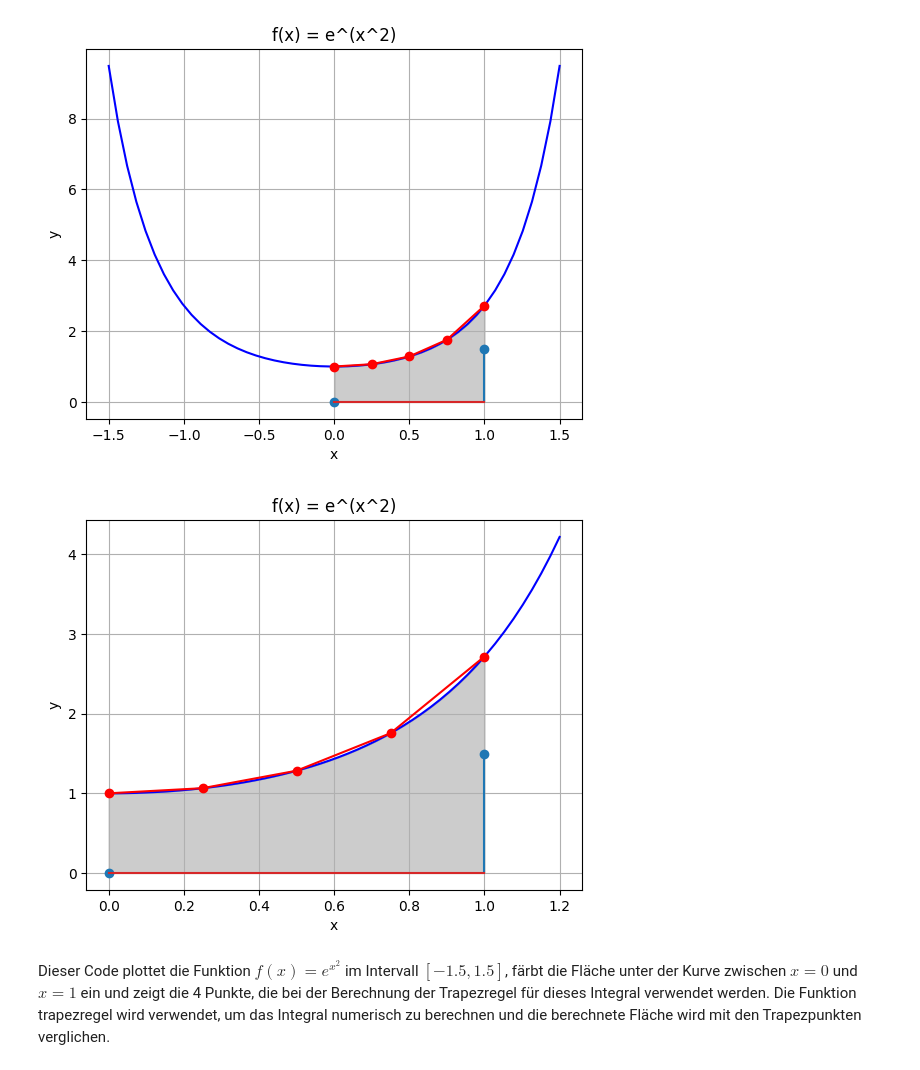
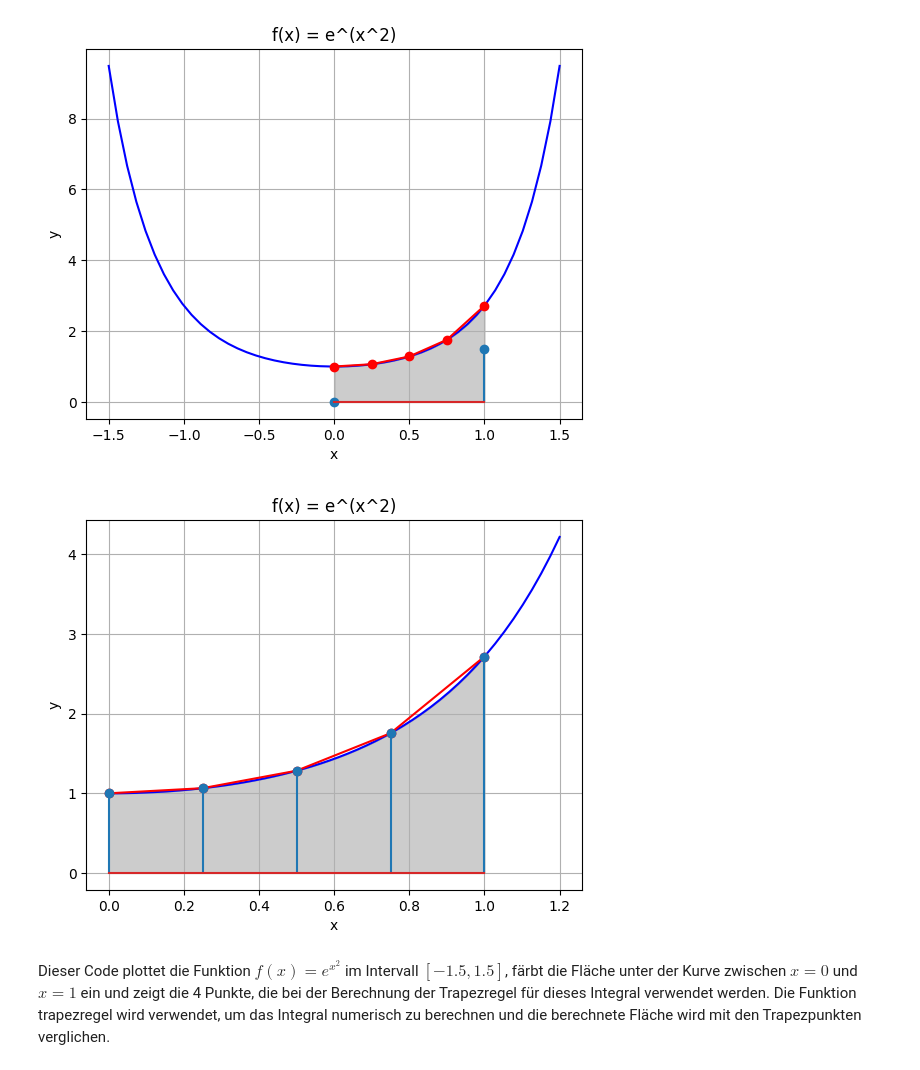
Before and after one commit to visciric/NGDS--Viscio, a Jupyter notebook: 08_Integration/08_Einarbeitung.ipynb, the cells around one changed output. Saved outputs shown, nothing was run; the diff lists cells and outputs as text; code cells hidden in the pictures.

```diff
--- a/08_Integration/08_Einarbeitung.ipynb
+++ b/08_Integration/08_Einarbeitung.ipynb
@@ -114,30 +114,31 @@ plt.show()
 # %%
 #berechnet die Fläche unter der Kurve
 x = np.linspace(0,1.2)
 y = func(x)  # y Achse übergibt man die Funktion
 plt.plot(x, y,color="blue")
 
 #xint -> integriert
 xint = np.linspace(0,1,100)
 # yint übernimmt die Werte der Funktion xint
 yint = func(xint)
 plt.fill_between(xint, yint, color='black', alpha=0.2)
 
 # Trapezenpunkte
 n = 4
 trapez = trapezregel(func,0,1,n)#hier muss man das gewünschte Interval angeben
 x_trap = np.linspace(0, 1, n+1) # n+1 weil wir n+1 Punkte brauchen
 y_trap = func(x_trap)
 plt.plot(x_trap, y_trap, 'ro-')  # Plot der Trapezpunkte
 
-plt.stem([0,1], [0,trapez],) #stem -> Stäbchen dieser Stäbchen werden mit den Trapezpunkten verbunden
+# Wenn man die x_tap, y_trap übergibt  dann werden, die Balken angezeigt.
+plt.stem(x_trap, y_trap) #stem -> Stäbchen dieser Stäbchen werden mit den Trapezpunkten verbunden
 plt.xlabel('x')
 plt.ylabel('y')
 plt.title('f(x) = e^(x^2)')
 plt.grid()
 plt.show()
 # %% [output]
-[figure, old version]
+[figure, new version]
 # %% [markdown]
 Dieser Code plottet die Funktion $f(x) = e^{x^2}$ im Intervall $[-1.5, 1.5]$, färbt die Fläche unter der Kurve zwischen $x=0$ und $x=1$ ein und zeigt die 4 Punkte, die bei der Berechnung der Trapezregel für dieses Integral verwendet werden. Die Funktion trapezregel wird verwendet, um das Integral numerisch zu berechnen und die berechnete Fläche wird mit den Trapezpunkten verglichen.
 # %% [markdown]
```
Also changed, not shown: parts of 1 cell of this notebook.
